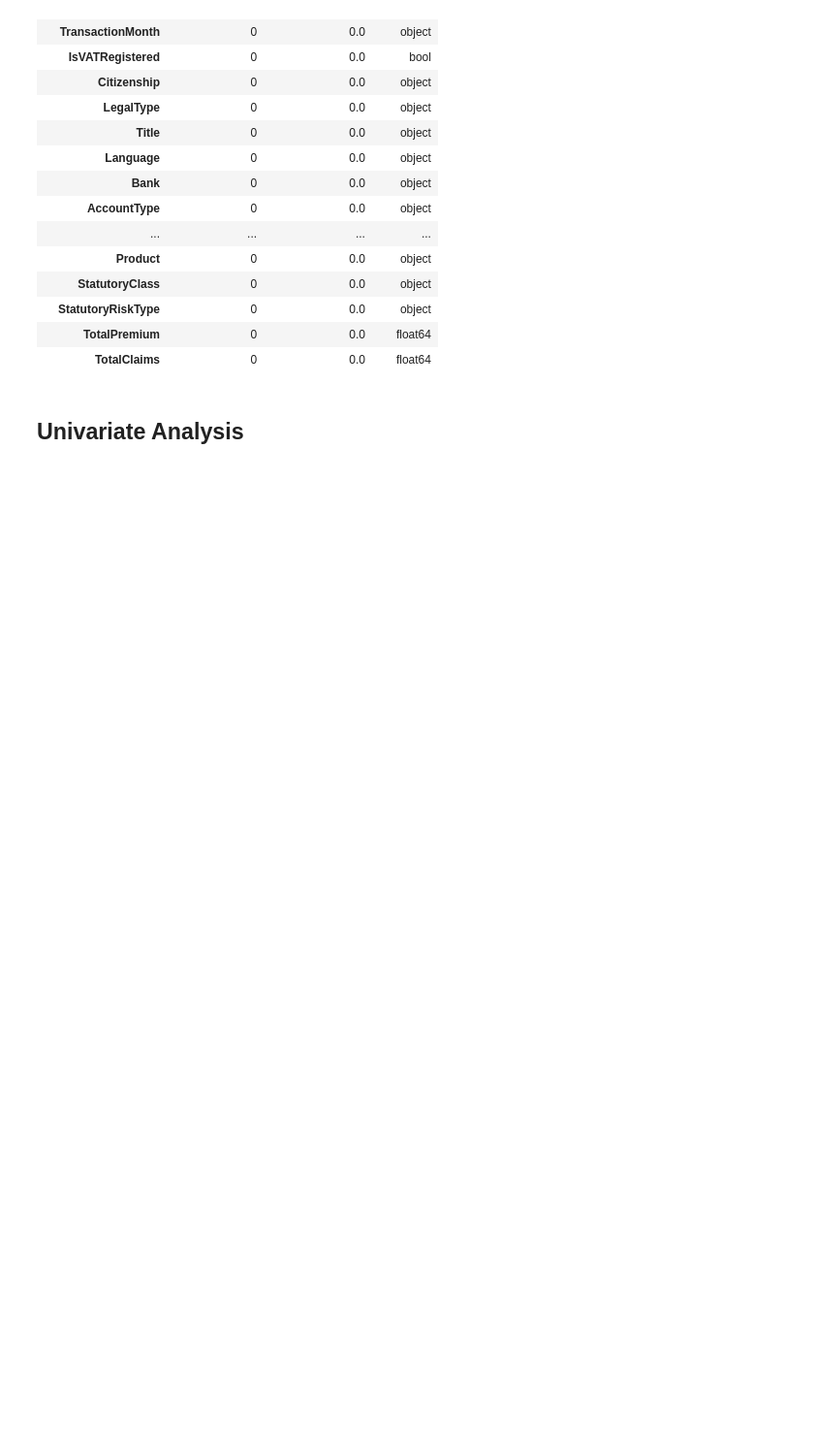
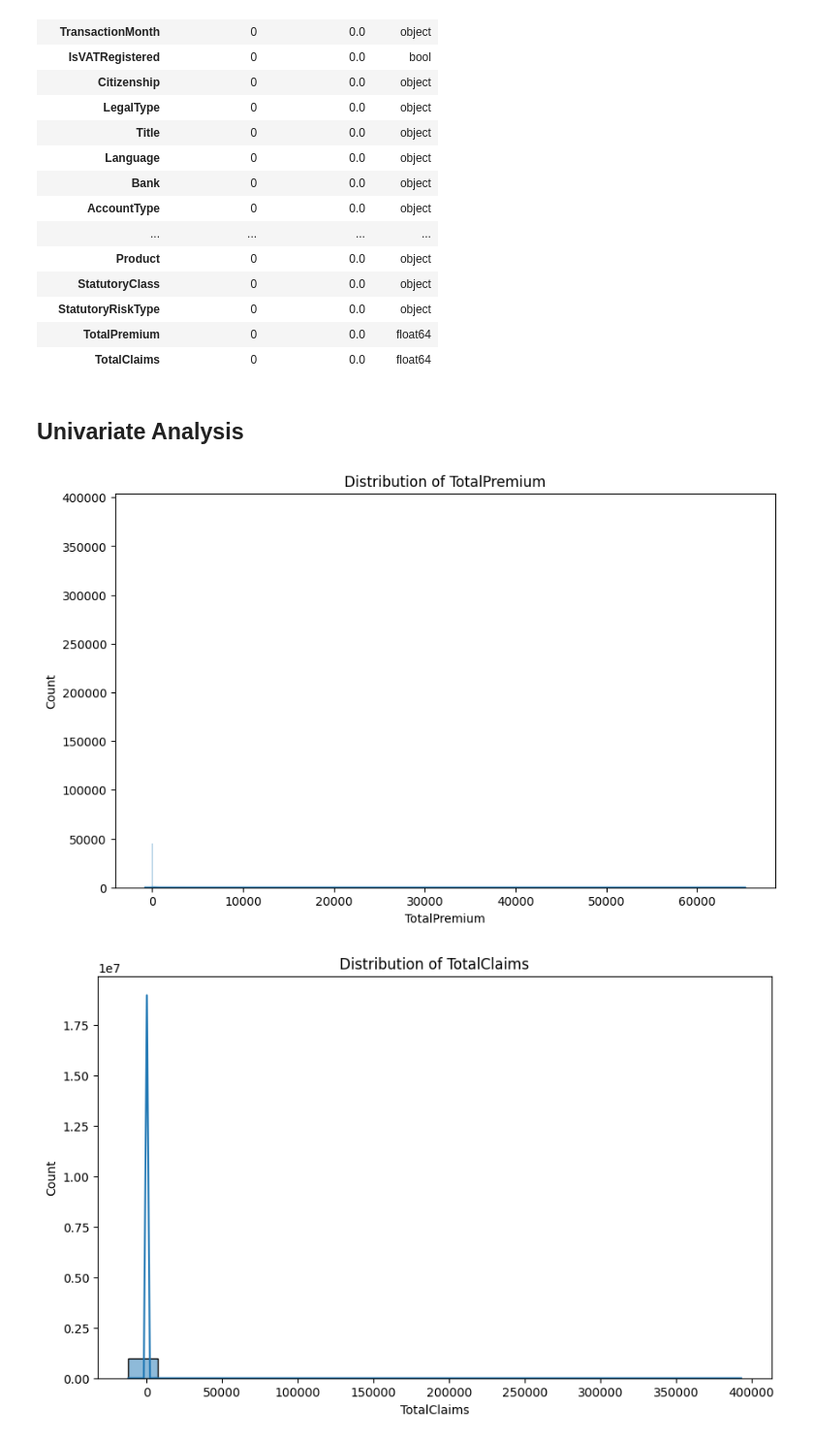
Before and after one commit to OL-YAD/AlphaCares-Insurance-Analytics, a Jupyter notebook: notebooks/insurance_EDA.ipynb, the cells around one changed output. Shown at 97% size. Saved outputs shown, nothing was run; the diff lists cells and outputs as text; code cells hidden in the pictures; blank space fills up the shorter version.

Commit message:
univariate analysis

```diff
--- a/notebooks/insurance_EDA.ipynb
+++ b/notebooks/insurance_EDA.ipynb
@@ -222,3 +222,13 @@ missing_data
 | TotalClaims | 0 | 0.0 | float64 |
 # %% [markdown]
 ## Univariate Analysis
+# %%
+#  univariate analysis for key some numerical columns
+
+#numerical_columns = df.select_dtypes(include=[np.number]).columns
+numerical_columns= ['TotalPremium',	 'TotalClaims', 'SumInsured', 'CalculatedPremiumPerTerm']
+for col in numerical_columns:
+    plot_numeric_distribution(df, col)
+# %% [output]
+[figure, added]
+[figure, added]
```
Also changed, not shown: parts of 8 cells of this notebook.
